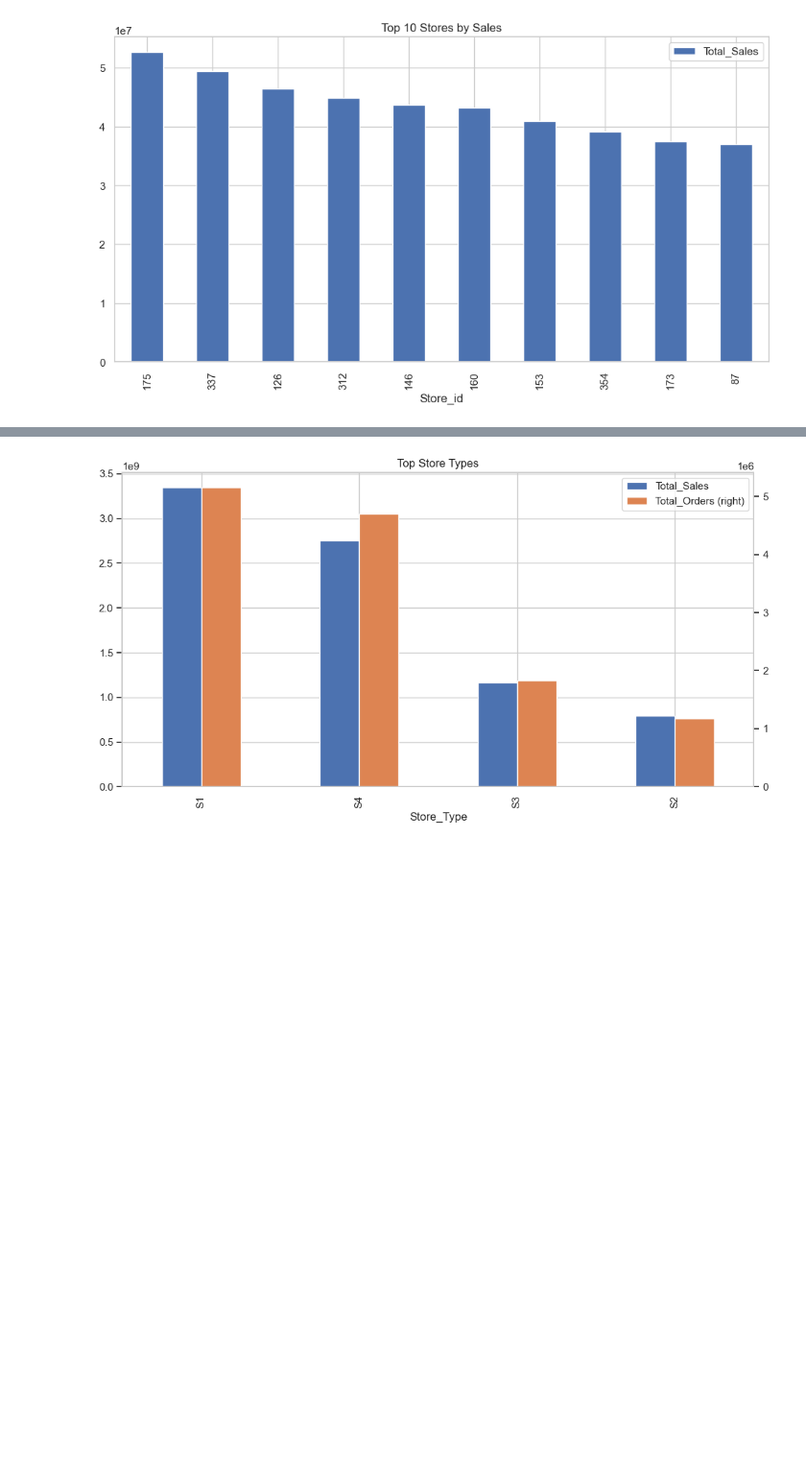
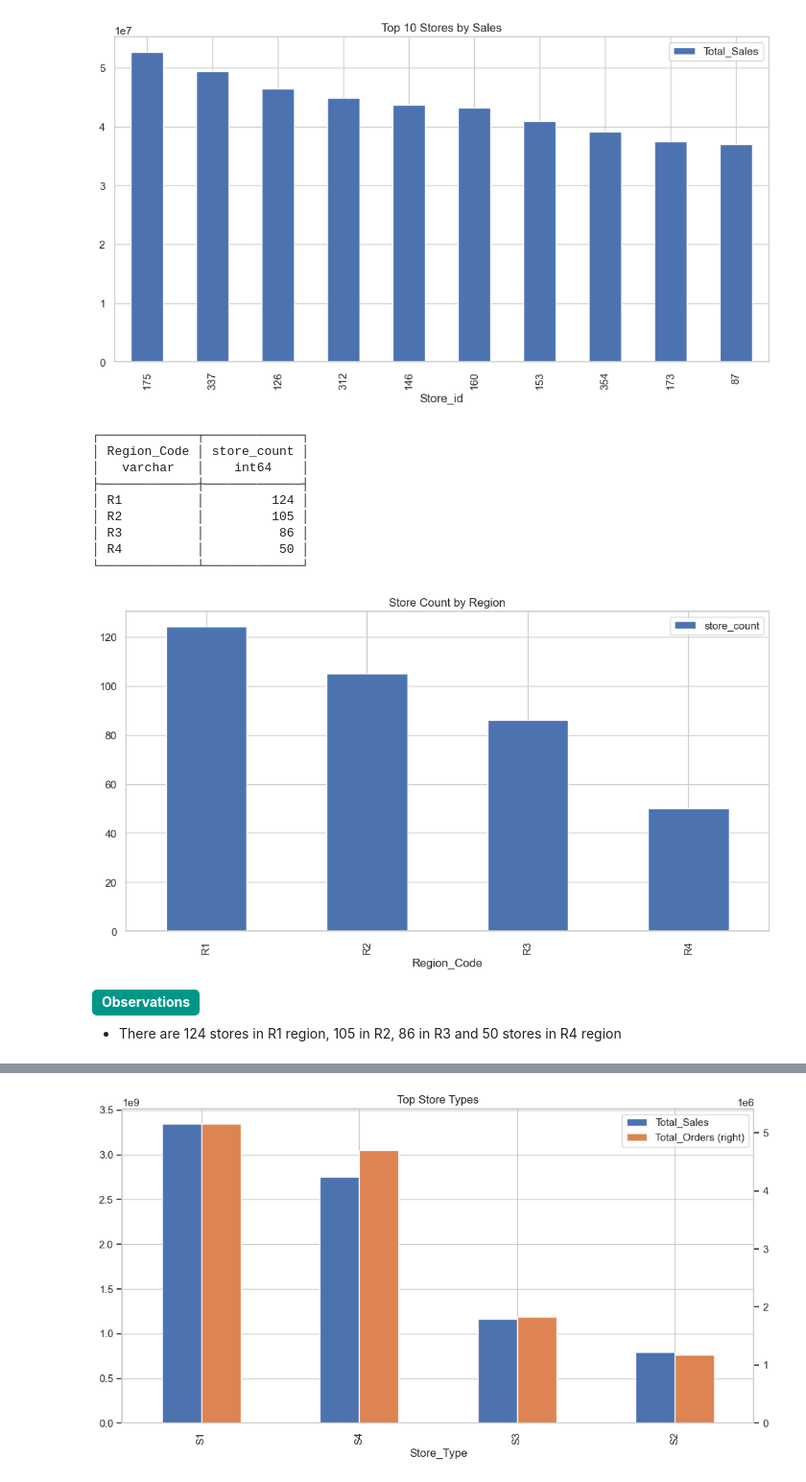
Before and after one commit to gautamnaik1994/SalesForecasting_ML_CaseStudy, a Jupyter notebook: notebooks/eda/02.EDA.ipynb, the cells around one changed output, grey strips where cells are left out. Shown at 96% size. Drawn from its saved outputs; the diff is of its cells as text; code cells hidden in the pictures; blank space fills up the shorter version.

```diff
--- a/notebooks/eda/02.EDA.ipynb
+++ b/notebooks/eda/02.EDA.ipynb
@@ -199,2 +172,27 @@ db.sql("""
+# %%
+_=db.sql("""
+       select
+         distinct Region_Code
+         , count(distinct store_id) as store_count,
+       from df
+         group by 1
+       order by 2 desc
+""")
+print(_)
+_.df().plot(kind='bar', x='Region_Code', y='store_count', figsize=(12, 6), title='Store Count by Region');
+# %% [output]
+┌─────────────┬─────────────┐
+│ Region_Code │ store_count │
+│   varchar   │    int64    │
+├─────────────┼─────────────┤
+│ R1          │         124 │
+│ R2          │         105 │
+│ R3          │          86 │
+│ R4          │          50 │
+└─────────────┴─────────────┘
+[figure, added]
+# %% [markdown]
+<b style='padding: 4px 10px 6px 10px;border-radius: 5px;background: #009688;color: #fff;display: inline-block;'>Observations</b>
+- There are 124 stores in R1 region, 105 in R2, 86 in R3 and 50 stores in R4 region
 # %%
 db.sql("""
```
Also changed, not shown: parts of 36 cells of this notebook, 8 other files.
